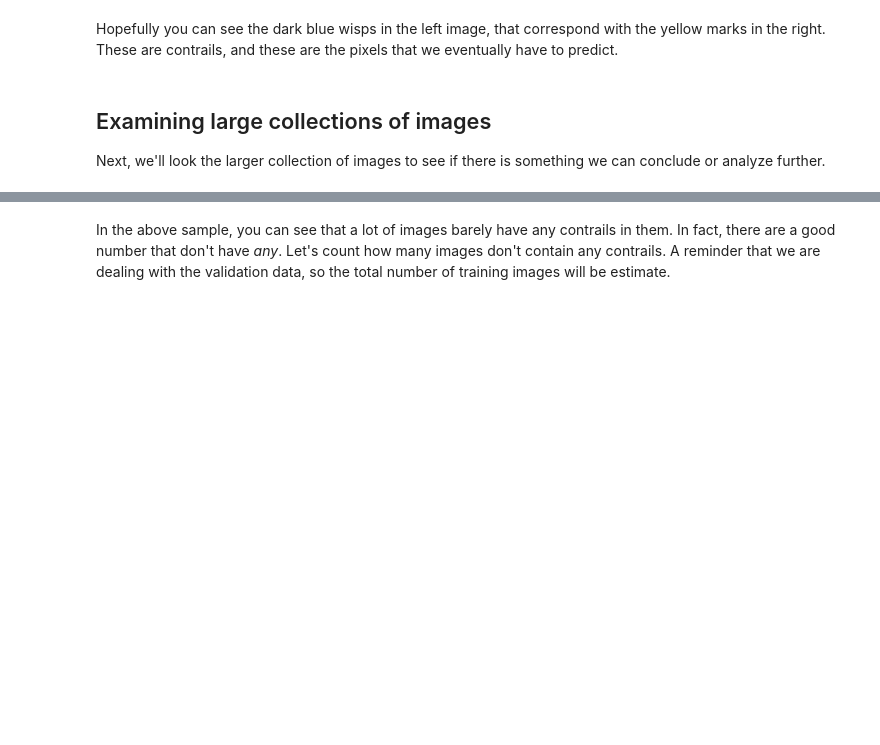
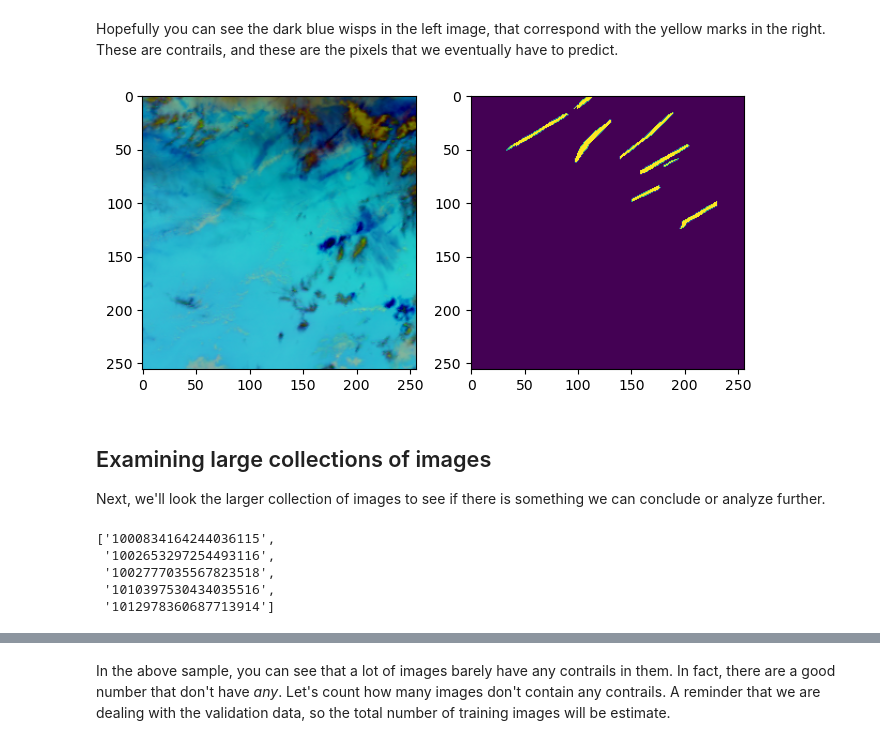
Before and after one commit to MughilM/Data-Science-Projects, a Jupyter notebook: notebooks/contrails_eda.ipynb, the cells around one changed output, grey strips where cells are left out. Cells and saved outputs as stored; diff of their text form; code cells hidden in the pictures; blank space fills up the shorter version.

```diff
--- a/notebooks/contrails_eda.ipynb
+++ b/notebooks/contrails_eda.ipynb
@@ -115,6 +115,10 @@ plot_contrails('4617259572479165215')
 [figure]
 # %% [markdown]
 Hopefully you can see the dark blue wisps in the left image, that correspond with the yellow marks in the right. These are contrails, and these are the pixels that we eventually have to predict.
+# %%
+plot_contrails('657695054953474414')
+# %% [output]
+[figure, added]
 # %% [markdown]
 ## Examining large collections of images
 Next, we'll look the larger collection of images to see if there is something we can conclude or analyze further.
@@ -120,0 +128,9 @@ Next, we'll look the larger collection of images to see if there is something we
+# %%
+all_files = [os.path.basename(subdir) for subdir, _, _ in os.walk(os.path.join(DATA_PATH, 'validation'))][1:]
+all_files[:5]
+# %% [output]
+['1000834164244036115',
+ '1002653297254493116',
+ '1002777035567823518',
+ '1010397530434035516',
+ '1012978360687713914']
```
Also changed, not shown: parts of 4 cells of this notebook, 6 other files.
